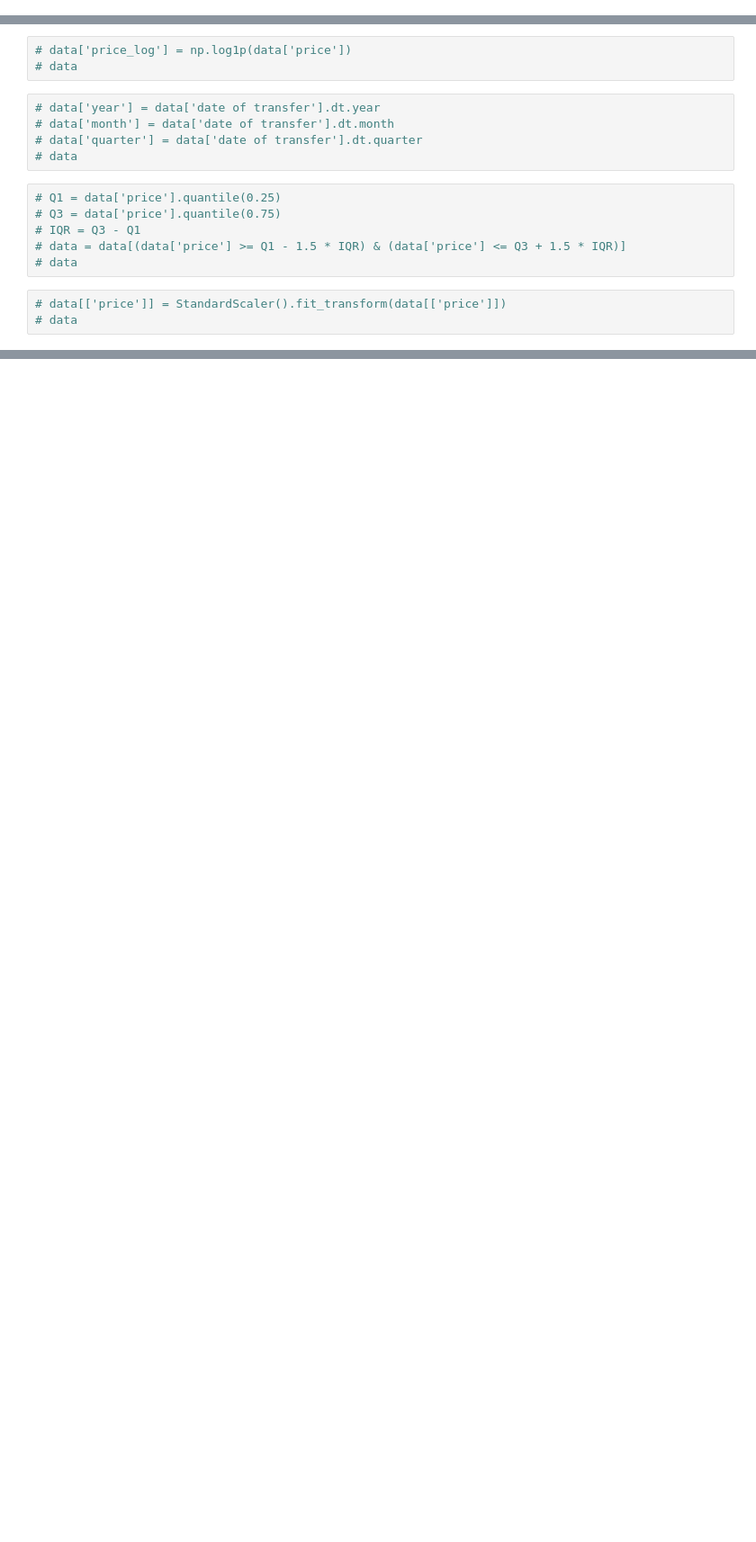
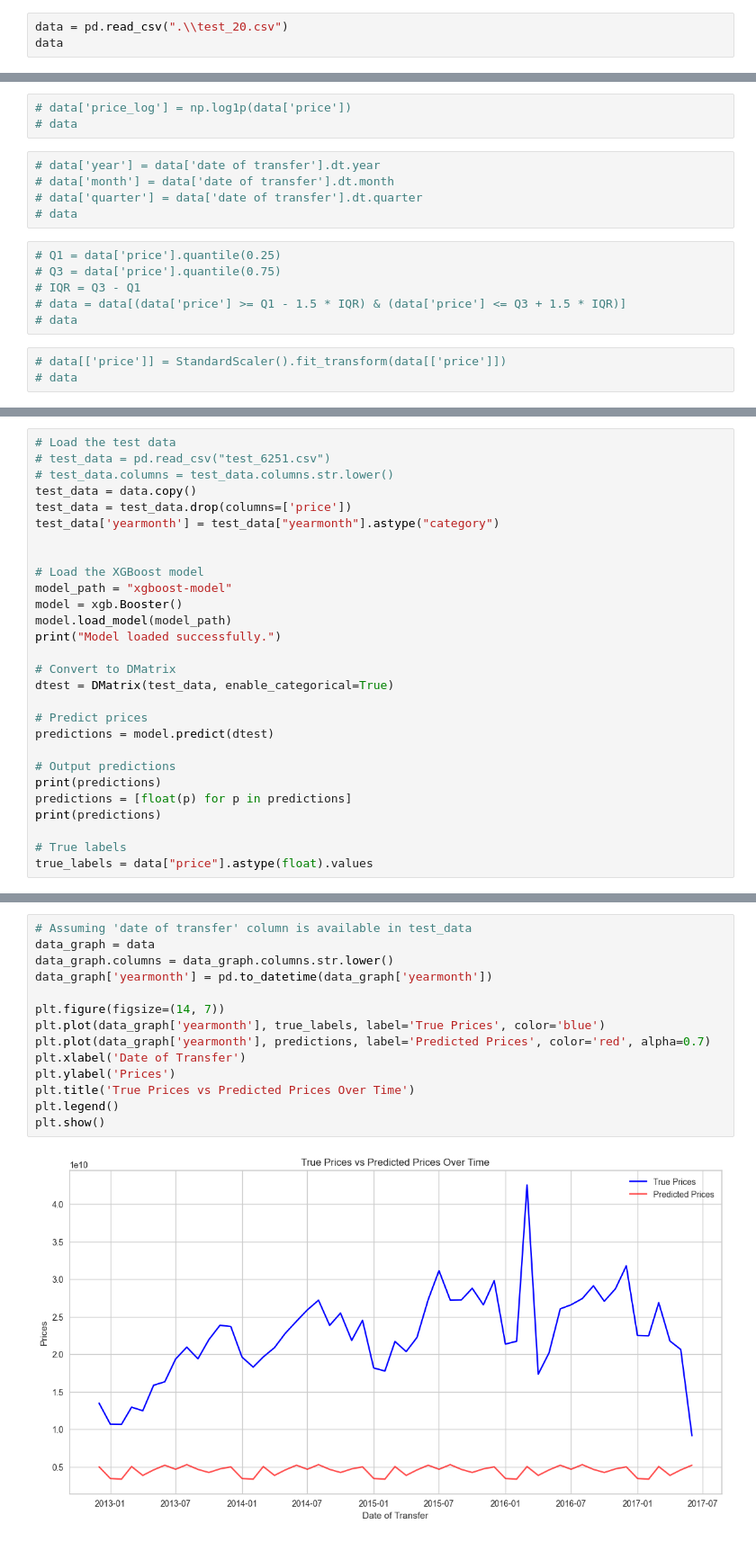
Before and after one commit to RedwanHr/CloudAI, a Jupyter notebook: UKHousing/Model.ipynb, the cells around one changed output, grey strips where cells are left out. Shown at 90% size. Drawn from its saved outputs; the diff is of its cells as text; blank space fills up the shorter version.

```diff
--- a/UKHousing/Model.ipynb
+++ b/UKHousing/Model.ipynb
@@ -55,0 +53,3 @@ data
+# %%
+data = pd.read_csv(".\\test_20.csv")
+data
@@ -166,0 +172,28 @@ ValueError: The least populated class in y has only 1 member, which is too few.
+# %%
+# Load the test data
+# test_data = pd.read_csv("test_6251.csv")
+# test_data.columns = test_data.columns.str.lower()
+test_data = data.copy()
+test_data = test_data.drop(columns=['price'])
+test_data['yearmonth'] = test_data["yearmonth"].astype("category")
+
+
+# Load the XGBoost model
+model_path = "xgboost-model"
+model = xgb.Booster()
+model.load_model(model_path)
+print("Model loaded successfully.")
+
+# Convert to DMatrix
+dtest = DMatrix(test_data, enable_categorical=True)
+
+# Predict prices
+predictions = model.predict(dtest)
+
+# Output predictions
+print(predictions)
+predictions = [float(p) for p in predictions]
+print(predictions)
+
+# True labels
+true_labels = data["price"].astype(float).values
@@ -167,3 +214,19 @@ ValueError: The least populated class in y has only 1 member, which is too few.
+# %%
+# Assuming 'date of transfer' column is available in test_data
+data_graph = data
+data_graph.columns = data_graph.columns.str.lower()
+data_graph['yearmonth'] = pd.to_datetime(data_graph['yearmonth'])
+
+plt.figure(figsize=(14, 7))
+plt.plot(data_graph['yearmonth'], true_labels, label='True Prices', color='blue')
+plt.plot(data_graph['yearmonth'], predictions, label='Predicted Prices', color='red', alpha=0.7)
+plt.xlabel('Date of Transfer')
+plt.ylabel('Prices')
+plt.title('True Prices vs Predicted Prices Over Time')
+plt.legend()
+plt.show()
+# %% [output]
+[figure, added]
 # %%
 # Define features including time-based features
 time_based_features = cat_features + ['year', 'month', 'day']
```
Also changed, not shown: parts of 16 cells of this notebook, 21 other files.
